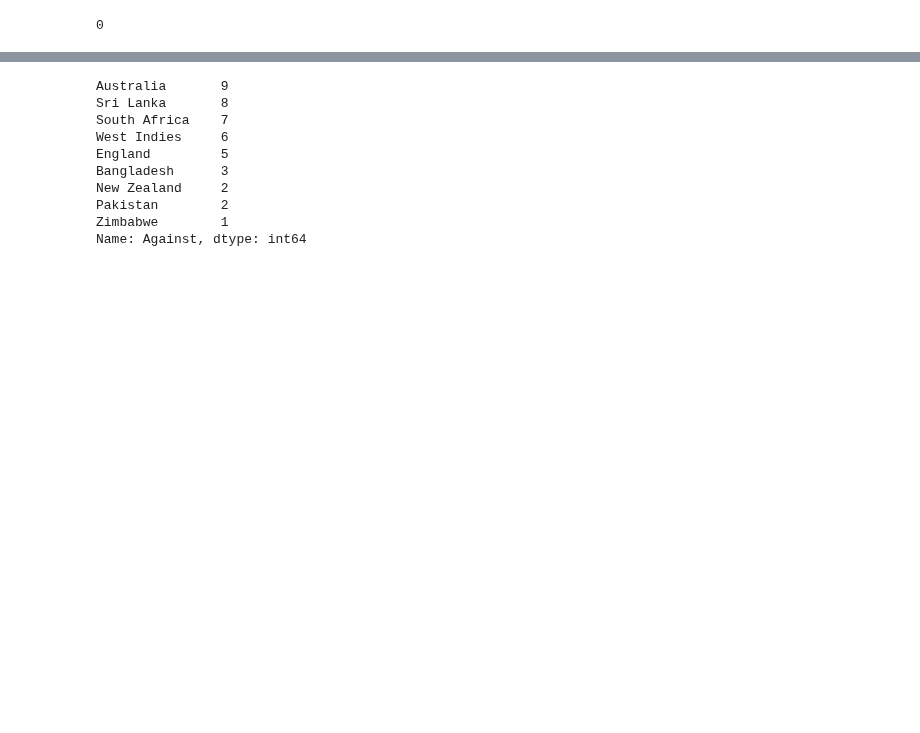
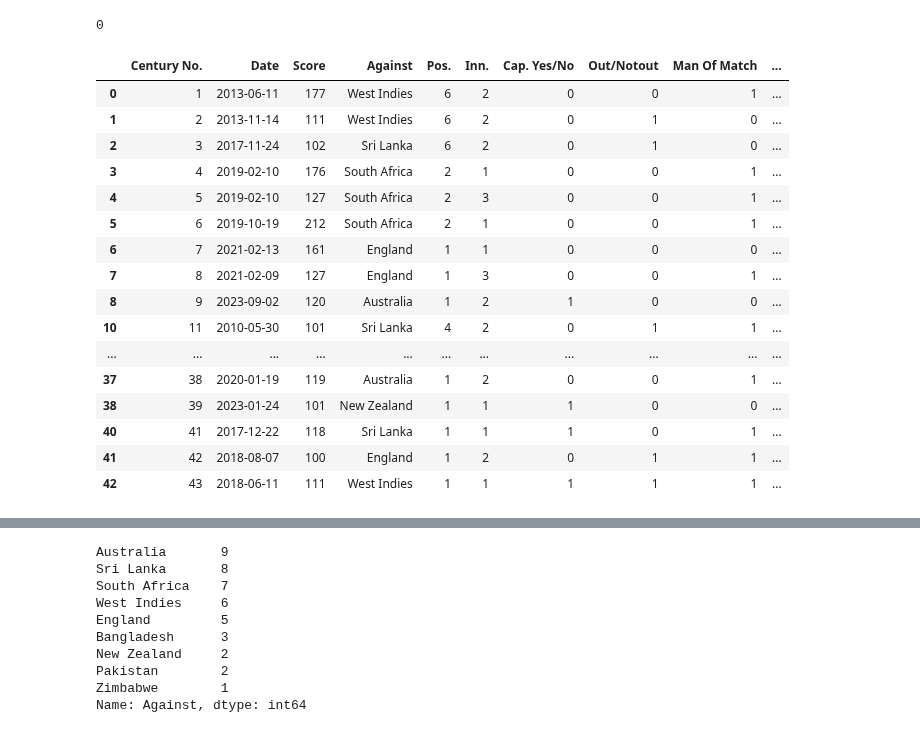
Before and after one commit to ShubhamGupta2505/Dataset-Analysis-Visualization, a Jupyter notebook: notebook83594b1fa3.ipynb, the cells around one changed output, grey strips where cells are left out. Drawn from its saved outputs; the diff is of its cells as text; code cells hidden in the pictures; blank space fills up the shorter version.

```diff
--- a/notebook83594b1fa3.ipynb
+++ b/notebook83594b1fa3.ipynb
@@ -103,0 +106,20 @@ df['Date'] = pd.to_datetime(df['Date'])
+# %%
+df[df['Result'] == 'Won']
+# %% [output]
+|  | Century No. | Date | Score | Against | Pos. | Inn. | Cap. Yes/No | Out/Notout | Man Of Match | ... |
+| 0 | 1 | 2013-06-11 | 177 | West Indies | 6 | 2 | 0 | 0 | 1 | ... |
+| 1 | 2 | 2013-11-14 | 111 | West Indies | 6 | 2 | 0 | 1 | 0 | ... |
+| 2 | 3 | 2017-11-24 | 102 | Sri Lanka | 6 | 2 | 0 | 1 | 0 | ... |
+| 3 | 4 | 2019-02-10 | 176 | South Africa | 2 | 1 | 0 | 0 | 1 | ... |
+| 4 | 5 | 2019-02-10 | 127 | South Africa | 2 | 3 | 0 | 0 | 1 | ... |
+| 5 | 6 | 2019-10-19 | 212 | South Africa | 2 | 1 | 0 | 0 | 1 | ... |
+| 6 | 7 | 2021-02-13 | 161 | England | 1 | 1 | 0 | 0 | 0 | ... |
+| 7 | 8 | 2021-02-09 | 127 | England | 1 | 3 | 0 | 0 | 1 | ... |
+| 8 | 9 | 2023-09-02 | 120 | Australia | 1 | 2 | 1 | 0 | 0 | ... |
+| 10 | 11 | 2010-05-30 | 101 | Sri Lanka | 4 | 2 | 0 | 1 | 1 | ... |
+| ... | ... | ... | ... | ... | ... | ... | ... | ... | ... | ... |
+| 37 | 38 | 2020-01-19 | 119 | Australia | 1 | 2 | 0 | 0 | 1 | ... |
+| 38 | 39 | 2023-01-24 | 101 | New Zealand | 1 | 1 | 1 | 0 | 0 | ... |
+| 40 | 41 | 2017-12-22 | 118 | Sri Lanka | 1 | 1 | 1 | 0 | 1 | ... |
+| 41 | 42 | 2018-08-07 | 100 | England | 1 | 2 | 0 | 1 | 1 | ... |
+| 42 | 43 | 2018-06-11 | 111 | West Indies | 1 | 1 | 1 | 1 | 1 | ... |
```
Also changed, not shown: parts of 6 cells of this notebook.
